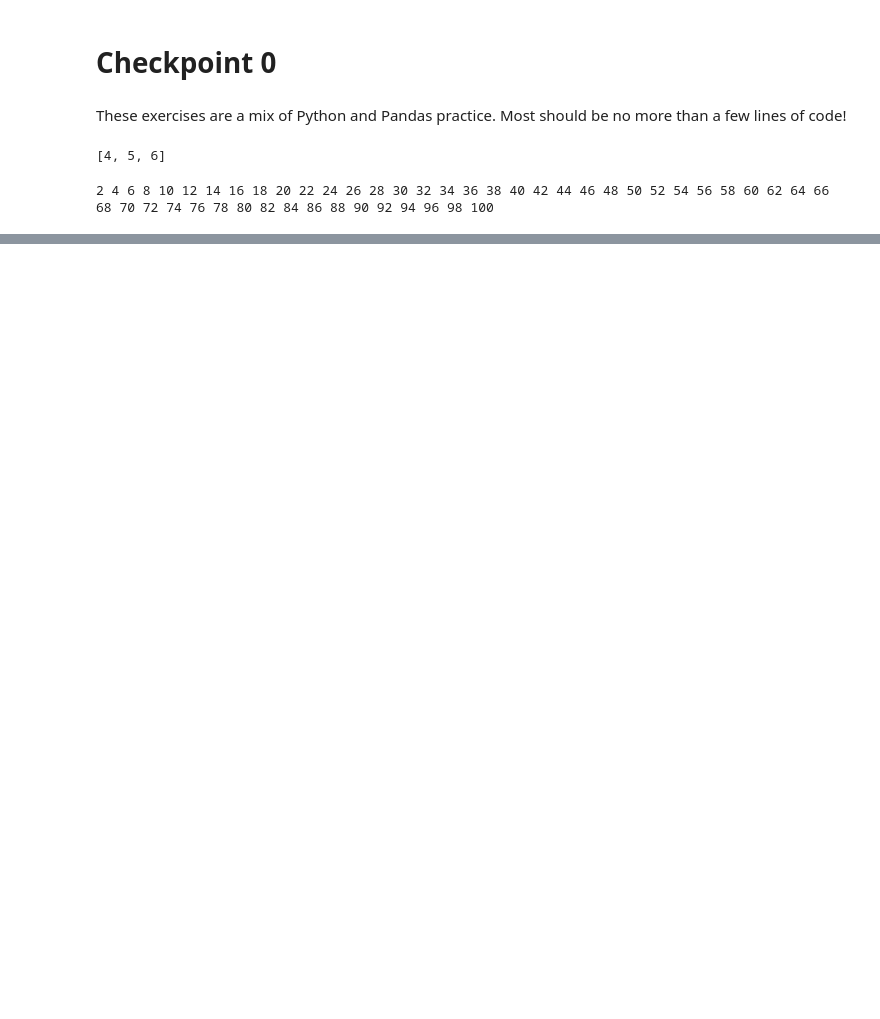
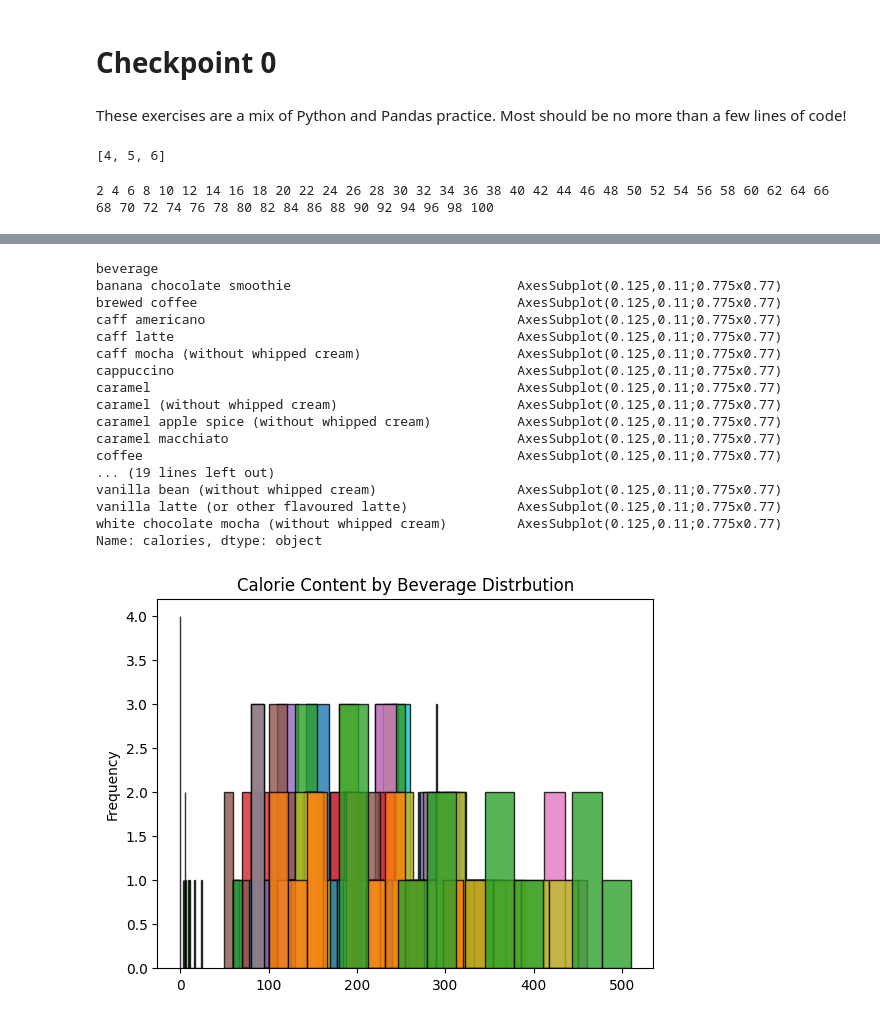
Before and after one commit to bL1233/Lesko-Git-Tutorial, a Jupyter notebook: tutorial0/checkpoint0.ipynb, the cells around one changed output, grey strips where cells are left out. Saved outputs shown, nothing was run; the diff lists cells and outputs as text; code cells hidden in the pictures; blank space fills up the shorter version.

```diff
--- a/tutorial0/checkpoint0.ipynb
+++ b/tutorial0/checkpoint0.ipynb
@@ -46,3 +93,8 @@ for i in b:
 # %%
 # load in the "starbucks.csv" dataset
 # refer to how we read the cereal.csv dataset in the tutorial
+import pandas as pd
+
+df = pd.read_csv("../data/starbucks.csv")
+type(df)
+df.head()
@@ -55,2 +155,4 @@ for i in b:
 # %%
 # create a new column containing the caffeine per calories of each drink
+df['caffeine_per_drink'] = df['caffeine'] / df['calories']
+df
@@ -63,2 +207,22 @@ for i in b:
 # %%
 # plot the distribution of the number of calories in drinks with a histogram
+df.groupby(["beverage"])["calories"].plot.hist(edgecolor='black', alpha=0.8, title="Calorie Content by Beverage Distrbution")
+# %% [output]
+beverage
+banana chocolate smoothie                             AxesSubplot(0.125,0.11;0.775x0.77)
+brewed coffee                                         AxesSubplot(0.125,0.11;0.775x0.77)
+caff americano                                        AxesSubplot(0.125,0.11;0.775x0.77)
+caff latte                                            AxesSubplot(0.125,0.11;0.775x0.77)
+caff mocha (without whipped cream)                    AxesSubplot(0.125,0.11;0.775x0.77)
+cappuccino                                            AxesSubplot(0.125,0.11;0.775x0.77)
+caramel                                               AxesSubplot(0.125,0.11;0.775x0.77)
+caramel (without whipped cream)                       AxesSubplot(0.125,0.11;0.775x0.77)
+caramel apple spice (without whipped cream)           AxesSubplot(0.125,0.11;0.775x0.77)
+caramel macchiato                                     AxesSubplot(0.125,0.11;0.775x0.77)
+coffee                                                AxesSubplot(0.125,0.11;0.775x0.77)
+... (19 lines left out)
+vanilla bean (without whipped cream)                  AxesSubplot(0.125,0.11;0.775x0.77)
+vanilla latte (or other flavoured latte)              AxesSubplot(0.125,0.11;0.775x0.77)
+white chocolate mocha (without whipped cream)         AxesSubplot(0.125,0.11;0.775x0.77)
+Name: calories, dtype: object
+[figure, added]
```
Also changed, not shown: parts of 15 cells of this notebook.
